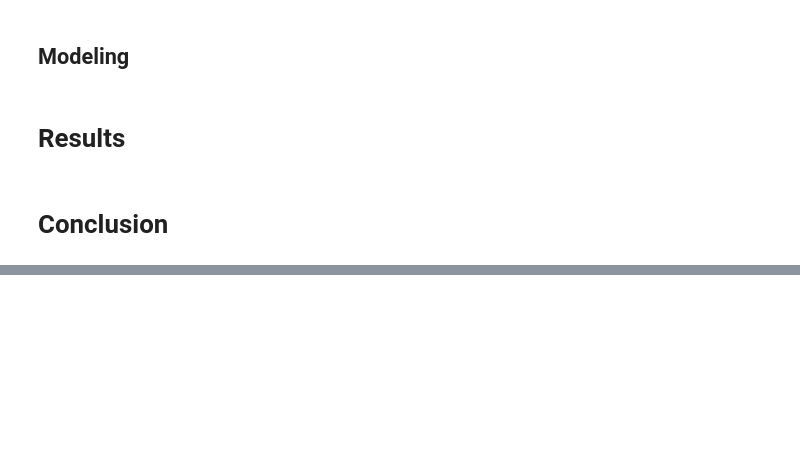
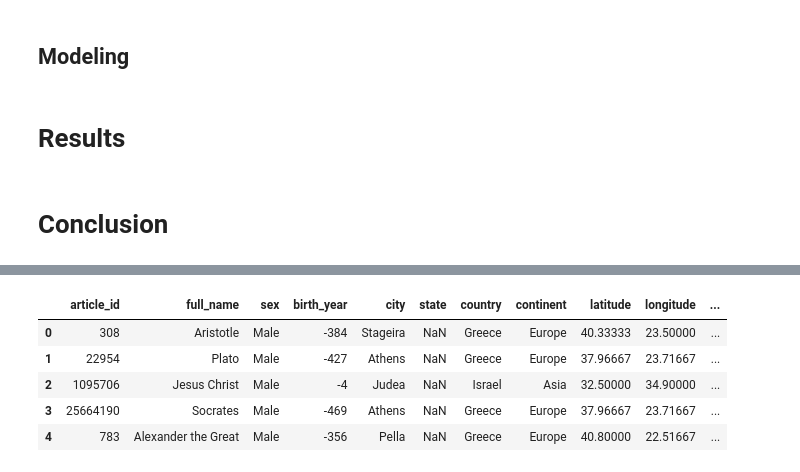
Before and after one commit to tbahng/ist652-final_project, a Jupyter notebook: Final_Project_Report.ipynb, the cells around one changed output, grey strips where cells are left out. Drawn from its saved outputs; the diff is of its cells as text; code cells hidden in the pictures; blank space fills up the shorter version.

```diff
--- a/Final_Project_Report.ipynb
+++ b/Final_Project_Report.ipynb
@@ -33,0 +61,10 @@ Key analysis methods used in report:
+# %%
+# Showing the first 5 rows of the data in the data frame
+dfDirtyData.head(5)
+# %% [output]
+|  | article_id | full_name | sex | birth_year | city | state | country | continent | latitude | longitude | ... |
+| 0 | 308 | Aristotle | Male | -384 | Stageira | NaN | Greece | Europe | 40.33333 | 23.50000 | ... |
+| 1 | 22954 | Plato | Male | -427 | Athens | NaN | Greece | Europe | 37.96667 | 23.71667 | ... |
+| 2 | 1095706 | Jesus Christ | Male | -4 | Judea | NaN | Israel | Asia | 32.50000 | 34.90000 | ... |
+| 3 | 25664190 | Socrates | Male | -469 | Athens | NaN | Greece | Europe | 37.96667 | 23.71667 | ... |
+| 4 | 783 | Alexander the Great | Male | -356 | Pella | NaN | Greece | Europe | 40.80000 | 22.51667 | ... |
```
Also changed, not shown: parts of 14 cells of this notebook.
